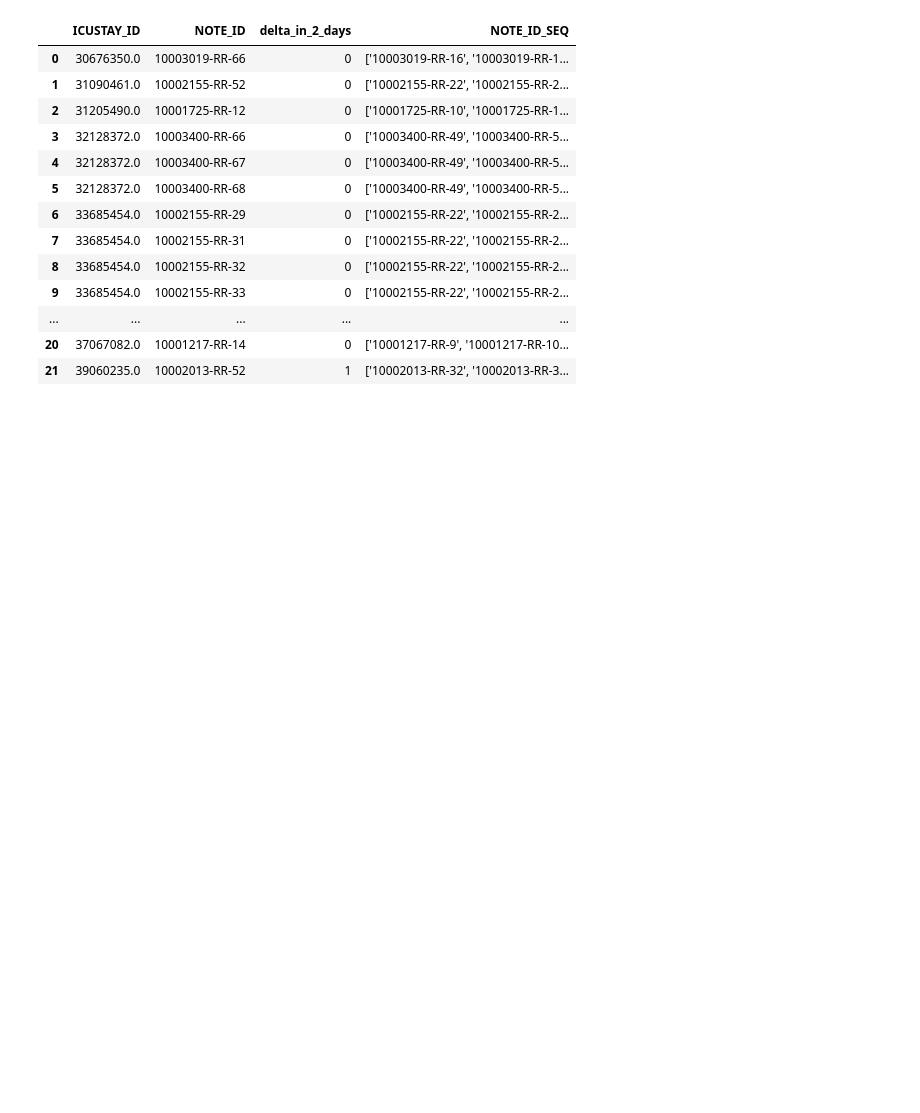
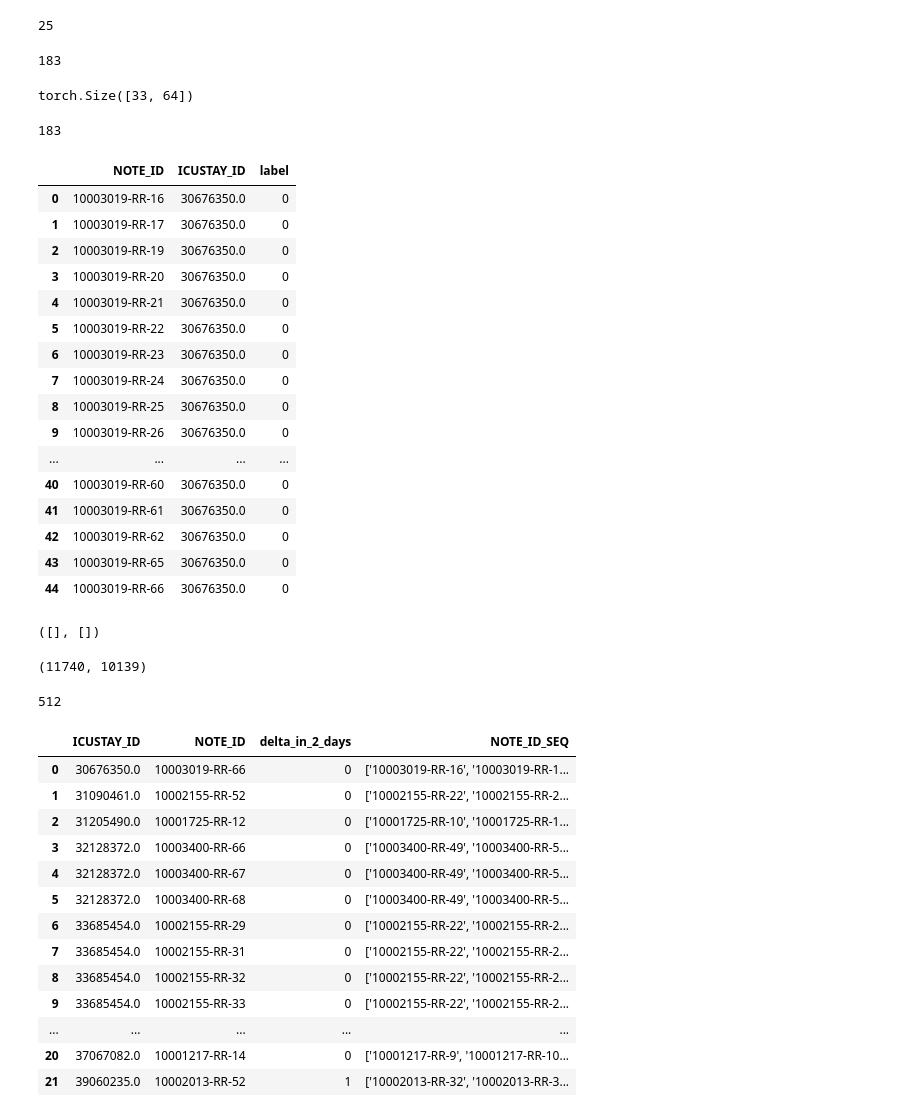
Before and after one commit to BoXHED/BoxHED2.0_Fuse, a Jupyter notebook: src/viewer2.ipynb, the cells around one changed output. Saved outputs shown, nothing was run; the diff lists cells and outputs as text; code cells hidden in the pictures; blank space fills up the shorter version.

```diff
--- a/src/viewer2.ipynb
+++ b/src/viewer2.ipynb
@@ -0,0 +1,11 @@
+# %%
+import pandas as pd
+import torch
+from helpers import convert_to_list, explode_train_target
+train_target_path = f'/home/ugrads/a/aa_ron_su/BoXHED_Fuse/JSS_SUBMISSION_NEW/data/targets/testing/till_end_mimic_iv_extra_features_train_NOTE_TARGET_2_rad_all.csv'
+train_target = pd.read_csv(train_target_path, converters = {'NOTE_ID_SEQ': convert_to_list})
+target = 'delta_in_2_days' # FIXME
+train_target = train_target.rename(columns = {target:'label'})
+
+train_embs_path = f'/home/ugrads/a/aa_ron_su/BoXHED_Fuse/JSS_SUBMISSION_NEW/data/embs{"/testing"}/{"Clinical-T5-Base"}_{"rad"}_{"all"}_out/from_epoch1/1/train_embs.pt'
+train_embs = torch.load(train_embs_path)
@@ -0,0 +24,40 @@
+# %%
+train_target_exploded = explode_train_target(train_target)
+# %%
+len(train_target)
+# %% [output]
+25
+# %%
+train_target_exploded.NOTE_ID.nunique()
+# %% [output]
+183
+# %%
+train_embs.shape
+# %% [output]
+torch.Size([33, 64])
+# %%
+train_target_exploded.NOTE_ID.nunique()
+# %% [output]
+183
+# %%
+seq_df = pd.DataFrame(train_target.NOTE_ID_SEQ.iloc[0], columns=['NOTE_ID'])
+seq_df
+seq_df.merge(train_target_exploded, how='left', on='NOTE_ID')
+# %% [output]
+|  | NOTE_ID | ICUSTAY_ID | label |
+| 0 | 10003019-RR-16 | 30676350.0 | 0 |
+| 1 | 10003019-RR-17 | 30676350.0 | 0 |
+| 2 | 10003019-RR-19 | 30676350.0 | 0 |
+| 3 | 10003019-RR-20 | 30676350.0 | 0 |
+| 4 | 10003019-RR-21 | 30676350.0 | 0 |
+| 5 | 10003019-RR-22 | 30676350.0 | 0 |
+| 6 | 10003019-RR-23 | 30676350.0 | 0 |
+| 7 | 10003019-RR-24 | 30676350.0 | 0 |
+| 8 | 10003019-RR-25 | 30676350.0 | 0 |
+| 9 | 10003019-RR-26 | 30676350.0 | 0 |
+| ... | ... | ... | ... |
+| 40 | 10003019-RR-60 | 30676350.0 | 0 |
+| 41 | 10003019-RR-61 | 30676350.0 | 0 |
+| 42 | 10003019-RR-62 | 30676350.0 | 0 |
+| 43 | 10003019-RR-65 | 30676350.0 | 0 |
+| 44 | 10003019-RR-66 | 30676350.0 | 0 |
@@ -1,3 +77,15 @@
+# %%
+[l for l in iil1 if l != 512],  [l for l in iil2 if l != 512]
+# %% [output]
+([], [])
+# %%
+ls1, ls2
+# %% [output]
+(11740, 10139)
+# %%
+len(tokens1['input_ids'][0])
+# %% [output]
+512
 # %%
 import pandas as pd
 # Set pandas display options to show all rows and columns
```
Also changed, not shown: parts of 6 cells of this notebook, 8 other files.
